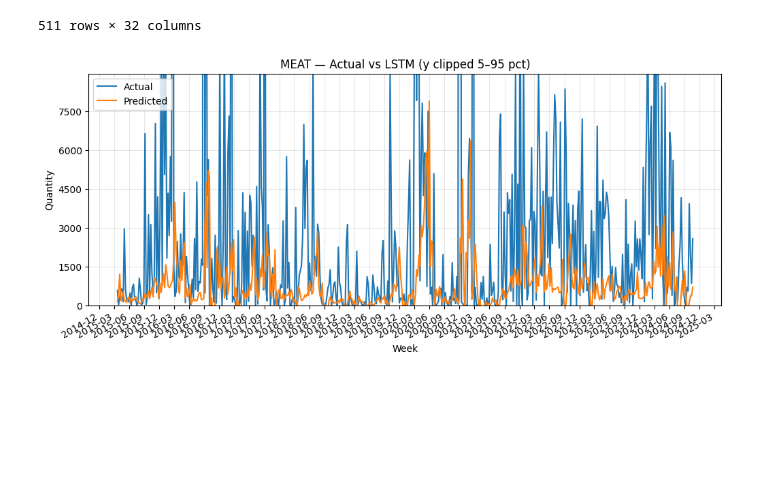
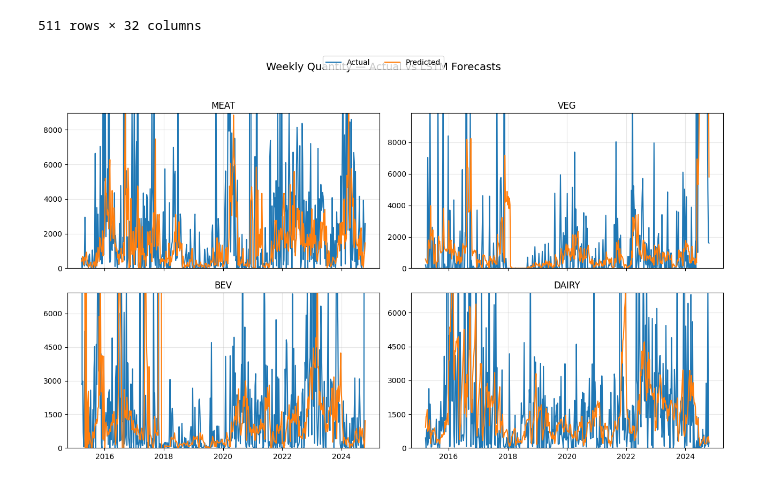
Before and after one commit to emmacarr23/techbridge24, a Jupyter notebook: cleaning/intro.ipynb, the cells around one changed output. Drawn from its saved outputs; the diff is of its cells as text; code cells hidden in the pictures; blank space fills up the shorter version.

```diff
--- a/cleaning/intro.ipynb
+++ b/cleaning/intro.ipynb
@@ -103,80 +103,57 @@ def create_sequences(data, window_size):
     return np.array(sequences), np.array(targets)
 # %%
 import numpy as np
+import matplotlib.pyplot as plt
 import matplotlib.dates as mdates
 import matplotlib.ticker as mtick
-import matplotlib.pyplot as plt
 
-# ------------------------------------------------------------------
-# 1.  Hyper‑parameters you might want to tweak once
-# ------------------------------------------------------------------
-WINDOW   = 10          # look‑back steps
-EPOCHS   = 30
-UNITS    = 50
-TARGETS  = ['MEAT', 'VEG', 'BEV', 'DAIRY']   # <-- what you asked for
+# ---------------- hyper‑params ----------------
+WINDOW, EPOCHS, UNITS = 10, 30, 50
+TARGETS               = ['MEAT', 'VEG', 'BEV', 'DAIRY']
 
-def build_model(window, units):
-    """Returns a fresh untrained 1‑layer LSTM model."""
-    mdl = Sequential([
-        LSTM(units, activation='relu', input_shape=(window, 1)),
-        Dense(1)
-    ])
-    mdl.compile(optimizer='adam', loss='mse')
-    return mdl
+# ------------ build empty 2 × 2 grid ----------
+fig, axes = plt.subplots(2, 2, figsize=(13, 8), sharex=True)
+axes = axes.ravel()                 # flatten -> axes[0]..axes[3]
 
-def train_and_plot(code,
-                   top_pct=95, bot_pct=5,   # y‑axis clipping
-                   yticks=6, xticks=8):     # desired number of ticks
-    # ---------- data --------------------------------------------------------
+for ax, code in zip(axes, TARGETS):
+    if code not in amx_pivot.columns:
+        ax.set_visible(False)
+        continue
+
+    # ----- data -------------------------------
     series = amx_pivot[code].values
     X, y   = create_sequences(series, WINDOW)
     X      = X.reshape(-1, WINDOW, 1)
 
-    # ---------- model -------------------------------------------------------
+    # ----- model ------------------------------
     model = build_model(WINDOW, UNITS)
     model.fit(X, y, epochs=EPOCHS, verbose=0)
+    yhat  = model.predict(X, verbose=0).ravel()
+    dates = amx_pivot.index[WINDOW:]
 
-    # ---------- prediction --------------------------------------------------
-    yhat  = model.predict(X, verbose=0).ravel()
-    dates = amx_pivot.index[WINDOW:]          # align with y / yhat length
+    # ----- percentile clip to tame spikes -----
+    y_top = np.percentile(y, 95)
+    y_bot = max(0, np.percentile(y, 5))
+    ax.set_ylim(y_bot, y_top)
 
-    # ---------- axis limits -------------------------------------------------
-    y_top = np.percentile(y, top_pct)
-    y_bot = max(0, np.percentile(y, bot_pct))
+    # ----- plotting ---------------------------
+    ax.plot(dates, y,    label='Actual')
+    ax.plot(dates, yhat, label='Pred.')
+    ax.set_title(code)
+    ax.yaxis.set_major_locator(mtick.MaxNLocator(5))
+    ax.grid(alpha=0.3)
 
-    # ---------- plot --------------------------------------------------------
-    fig, ax = plt.subplots(figsize=(12, 5))
-    ax.plot(dates, y,    label='Actual')
-    ax.plot(dates, yhat, label='Predicted')
-
-    # y‑axis: clip + evenly‑spaced labels
-    ax.set_ylim(y_bot, y_top)
-    ax.yaxis.set_major_locator(mtick.MaxNLocator(yticks))
-
-    # x‑axis: evenly‑spaced date ticks (≈ xticks total)
-    locator   = mdates.AutoDateLocator(minticks=xticks//2, maxticks=xticks)
-    formatter = mdates.ConciseDateFormatter(locator)
+# -------- global formatting -------------------
+locator   = mdates.AutoDateLocator(minticks=4, maxticks=8)
+formatter = mdates.ConciseDateFormatter(locator)
+for ax in axes:
     ax.xaxis.set_major_locator(locator)
     ax.xaxis.set_major_formatter(formatter)
 
-    # cosmetics
-    ax.set_title(f'{code} — Actual vs LSTM '
-                 f'(y clipped {bot_pct}–{top_pct} pct)')
-    ax.set_xlabel('Week')
-    ax.set_ylabel('Quantity')
-    ax.grid(alpha=0.3, which='both')
-    ax.legend()
-    fig.autofmt_xdate()
-    plt.show()
-
-
-# ------------------------------------------------------------------
-# 2.  Run the loop
-# ------------------------------------------------------------------
-for code in TARGETS:
-    if code in amx_pivot.columns:
-        train_and_plot(code)
-    else:
-        print(f'Skipping {code}: column not present in amx_pivot')
+fig.suptitle('Weekly Quantity — Actual vs LSTM Forecasts', fontsize=14)
+fig.tight_layout(rect=[0, 0.03, 1, 0.95])  # leave room for big title
+fig.legend(['Actual', 'Predicted'], loc='upper center', ncol=2)
+fig.savefig('forecast_grid.png', dpi=300)   # high‑res file for slides
+plt.show()
 # %% [output]
-[figure, old version]
+[figure, new version]
```
Also changed, not shown: parts of 1 cell of this notebook.
